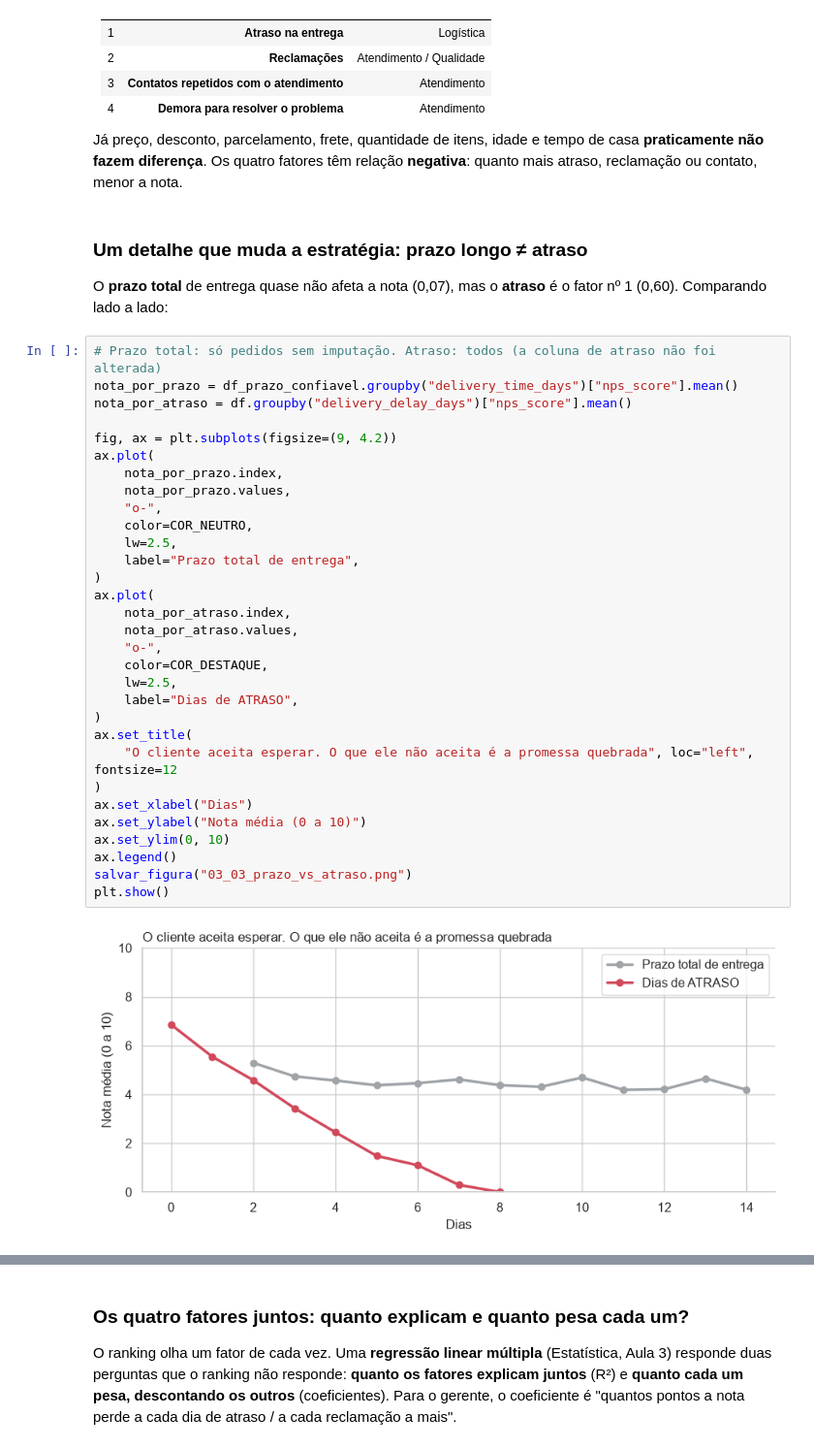
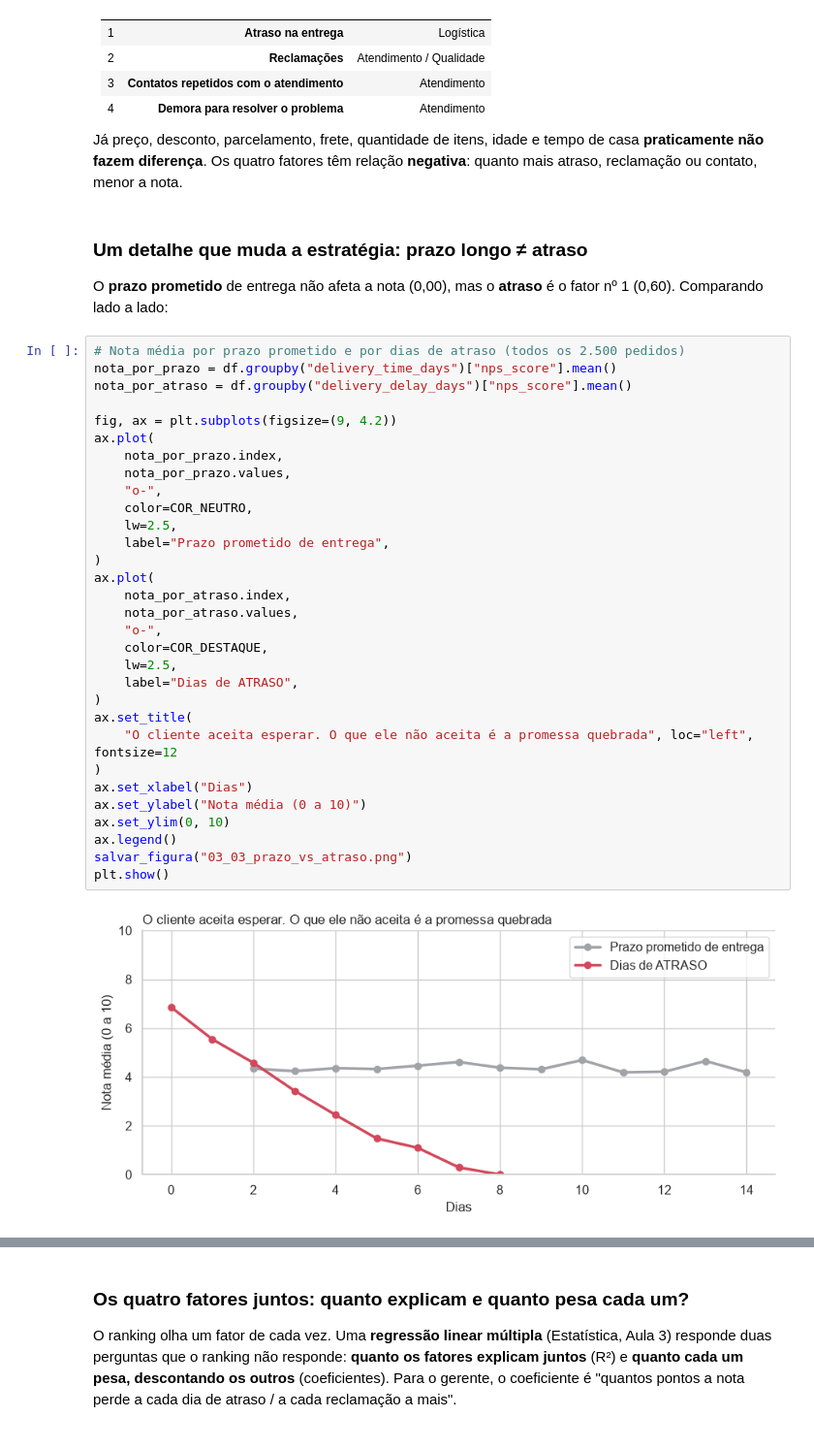
Before and after one commit to CristovaoTorres/techchallenge-fase1-nps, a Jupyter notebook: notebooks/03_eda.ipynb, the cells around one changed output, grey strips where cells are left out. Shown at 97% size. Cells and saved outputs as stored; diff of their text form.

```diff
--- a/notebooks/03_eda.ipynb
+++ b/notebooks/03_eda.ipynb
@@ -224,38 +216,38 @@ Já preço, desconto, parcelamento, frete, quantidade de itens, idade e tempo de
 # %% [markdown]
 ### Um detalhe que muda a estratégia: prazo longo ≠ atraso
 
-O **prazo total** de entrega quase não afeta a nota (0,07), mas o **atraso** é o fator nº 1 (0,60). Comparando lado a lado:
+O **prazo prometido** de entrega não afeta a nota (0,00), mas o **atraso** é o fator nº 1 (0,60). Comparando lado a lado:
 # %%
-# Prazo total: só pedidos sem imputação. Atraso: todos (a coluna de atraso não foi alterada)
-nota_por_prazo = df_prazo_confiavel.groupby("delivery_time_days")["nps_score"].mean()
+# Nota média por prazo prometido e por dias de atraso (todos os 2.500 pedidos)
+nota_por_prazo = df.groupby("delivery_time_days")["nps_score"].mean()
 nota_por_atraso = df.groupby("delivery_delay_days")["nps_score"].mean()
 
 fig, ax = plt.subplots(figsize=(9, 4.2))
 ax.plot(
     nota_por_prazo.index,
     nota_por_prazo.values,
     "o-",
     color=COR_NEUTRO,
     lw=2.5,
-    label="Prazo total de entrega",
+    label="Prazo prometido de entrega",
 )
 ax.plot(
     nota_por_atraso.index,
     nota_por_atraso.values,
     "o-",
     color=COR_DESTAQUE,
     lw=2.5,
     label="Dias de ATRASO",
 )
 ax.set_title(
     "O cliente aceita esperar. O que ele não aceita é a promessa quebrada", loc="left", fontsize=12
 )
 ax.set_xlabel("Dias")
 ax.set_ylabel("Nota média (0 a 10)")
 ax.set_ylim(0, 10)
 ax.legend()
 salvar_figura("03_03_prazo_vs_atraso.png")
 plt.show()
 # %% [output]
-[figure, old version]
+[figure, new version]
 # %% [markdown]
```
Also changed, not shown: parts of 6 cells of this notebook, 7 other files.
